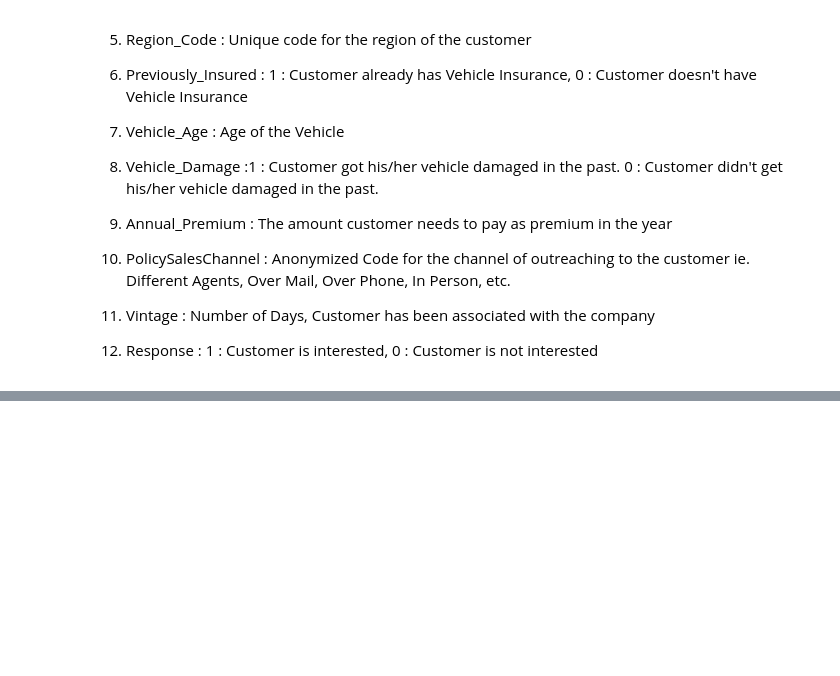
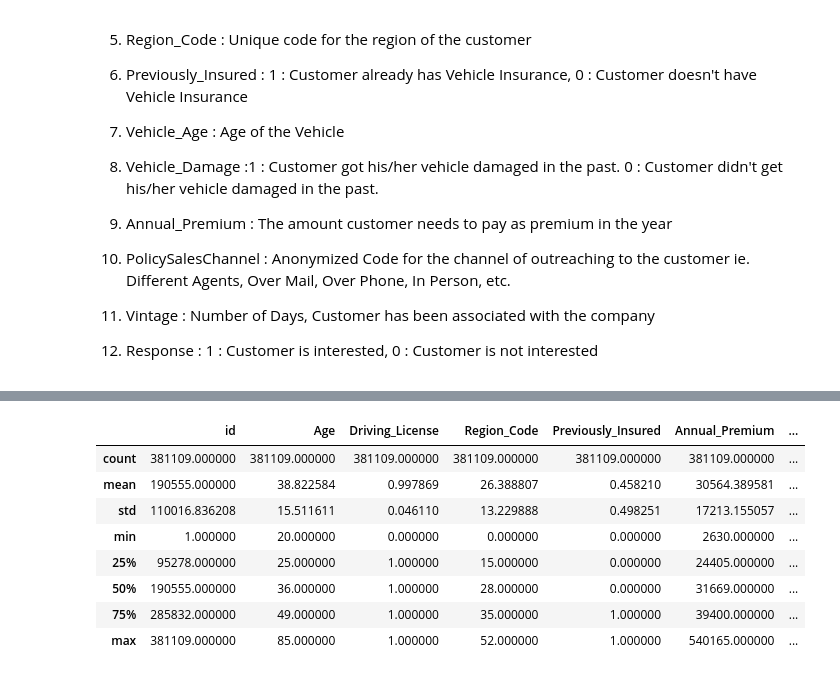
Before and after one commit to ChetanJadhav2341/Health-Insurance-Cross-Sell-Prediction-Classification-Project, a Jupyter notebook: HEALTH_INSURANCE_CROSS_SELL_PREDICTION.ipynb, the cells around one changed output, grey strips where cells are left out. Drawn from its saved outputs; the diff is of its cells as text; code cells hidden in the pictures; blank space fills up the shorter version.

```diff
--- a/HEALTH_INSURANCE_CROSS_SELL_PREDICTION.ipynb
+++ b/HEALTH_INSURANCE_CROSS_SELL_PREDICTION.ipynb
@@ -42,0 +100,12 @@ Now, in order to predict, whether the customer would be interested in Vehicle in
+# %%
+df.describe()
+# %% [output]
+|  | id | Age | Driving_License | Region_Code | Previously_Insured | Annual_Premium | ... |
+| count | 381109.000000 | 381109.000000 | 381109.000000 | 381109.000000 | 381109.000000 | 381109.000000 | ... |
+| mean | 190555.000000 | 38.822584 | 0.997869 | 26.388807 | 0.458210 | 30564.389581 | ... |
+| std | 110016.836208 | 15.511611 | 0.046110 | 13.229888 | 0.498251 | 17213.155057 | ... |
+| min | 1.000000 | 20.000000 | 0.000000 | 0.000000 | 0.000000 | 2630.000000 | ... |
+| 25% | 95278.000000 | 25.000000 | 1.000000 | 15.000000 | 0.000000 | 24405.000000 | ... |
+| 50% | 190555.000000 | 36.000000 | 1.000000 | 28.000000 | 0.000000 | 31669.000000 | ... |
+| 75% | 285832.000000 | 49.000000 | 1.000000 | 35.000000 | 1.000000 | 39400.000000 | ... |
+| max | 381109.000000 | 85.000000 | 1.000000 | 52.000000 | 1.000000 | 540165.000000 | ... |
```
Also changed, not shown: parts of 6 cells of this notebook.
